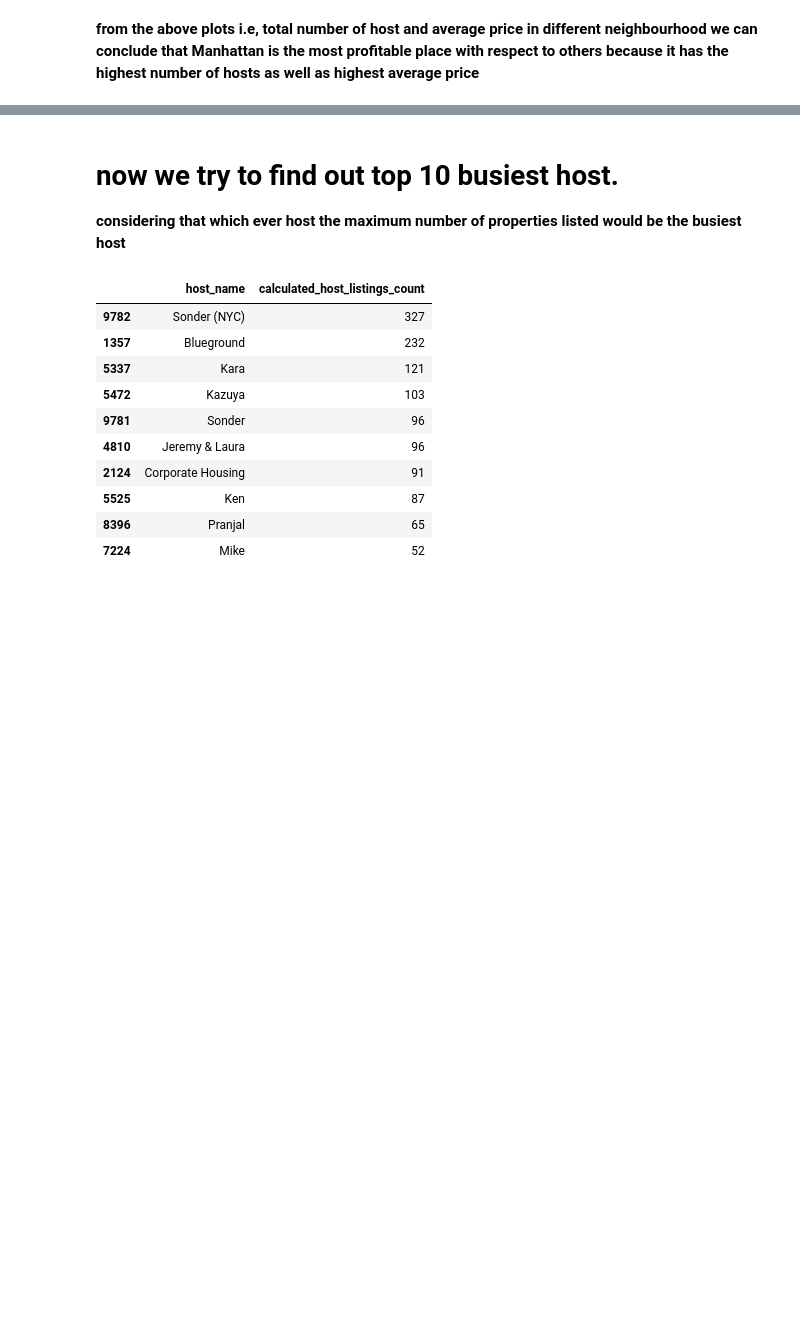
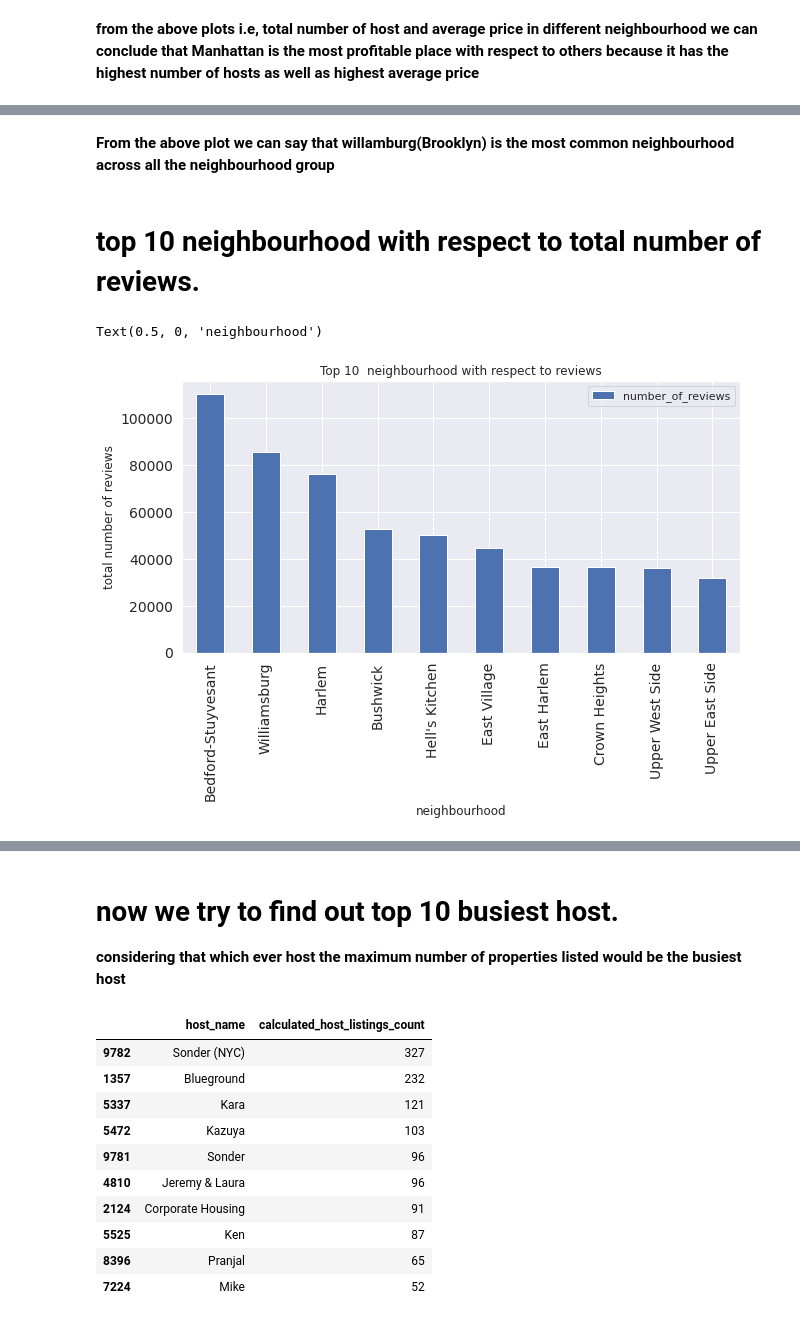
Before and after one commit to avanish04/EDA-on-airbnb, a Jupyter notebook: Copy_of_Airbnb_Bookings_Analysis_Capstone_Project.ipynb, the cells around one changed output, grey strips where cells are left out. Drawn from its saved outputs; the diff is of its cells as text; code cells hidden in the pictures; blank space fills up the shorter version.

```diff
--- a/Copy_of_Airbnb_Bookings_Analysis_Capstone_Project.ipynb
+++ b/Copy_of_Airbnb_Bookings_Analysis_Capstone_Project.ipynb
@@ -346,0 +378,16 @@ Text(0.5, 0, 'different_neighbourhood group')
+# %% [markdown]
+**From the above plot we can say that willamburg(Brooklyn) is the most common neighbourhood across all the neighbourhood group**
+# %% [markdown]
+# top 10 neighbourhood with respect to total number of reviews.
+# %%
+df_reviews=df_airbnb.groupby(['neighbourhood','neighbourhood_group'])['number_of_reviews'].sum().reset_index()
+
+df_reviews=df_reviews.sort_values(['number_of_reviews'],ascending=False).head(10)
+df_reviews=df_reviews.set_index('neighbourhood')
+df_reviews.plot.bar(figsize = (10,5),fontsize = 14)
+plt.title('Top 10  neighbourhood with respect to reviews')
+plt.ylabel('total number of reviews')
+plt.xlabel('neighbourhood')
+# %% [output]
+Text(0.5, 0, 'neighbourhood')
+[figure, added]
```
Also changed, not shown: parts of 21 cells of this notebook.
